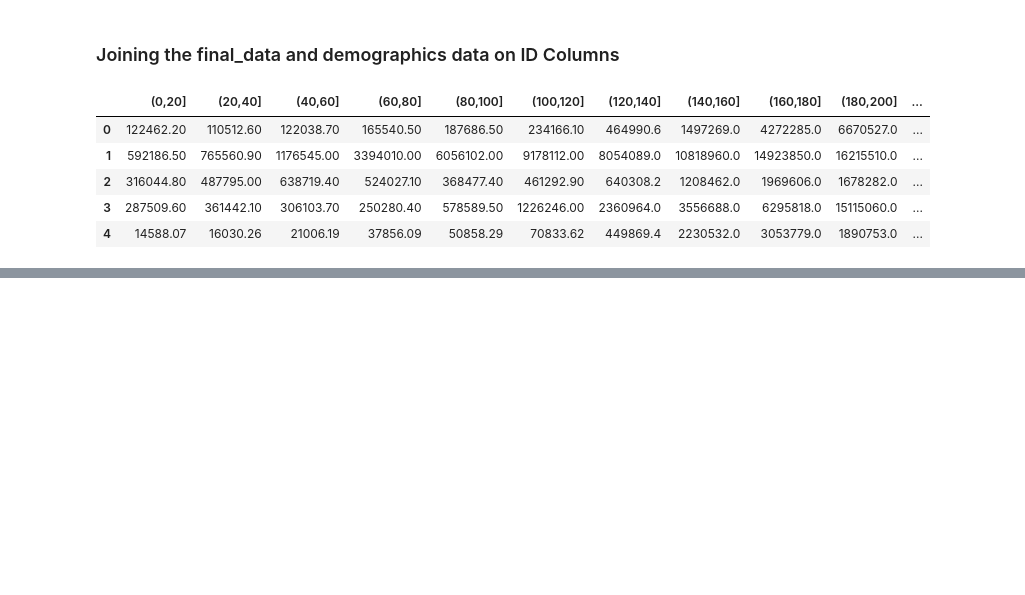
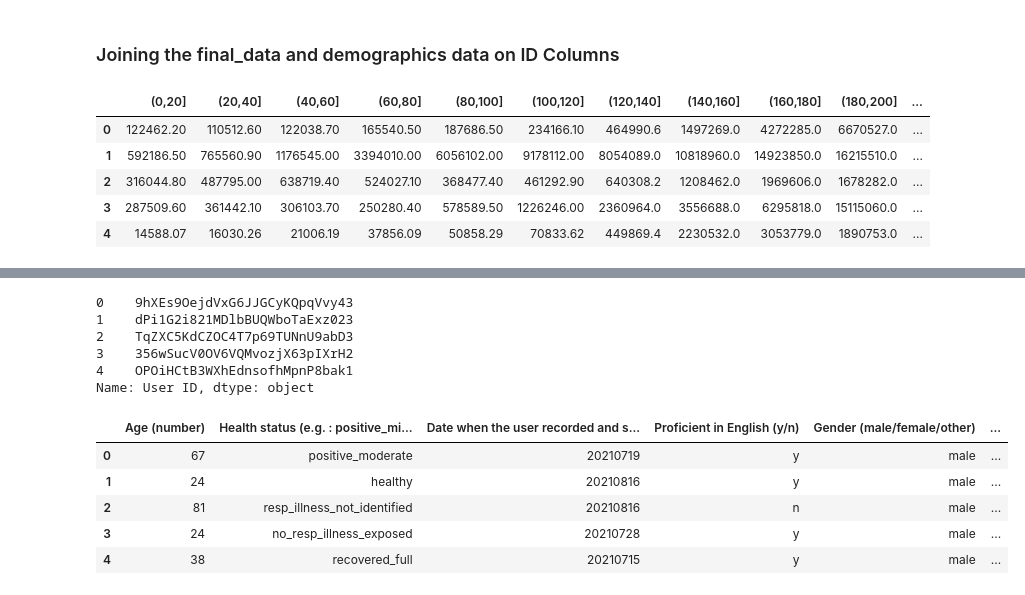
Before and after one commit to HimanshuKGP007/Kaggle_Notebooks, a Jupyter notebook: freq-char-overall-dataset-creation.ipynb, the cells around one changed output, grey strips where cells are left out. Drawn from its saved outputs; the diff is of its cells as text; code cells hidden in the pictures; blank space fills up the shorter version.

```diff
--- a/freq-char-overall-dataset-creation.ipynb
+++ b/freq-char-overall-dataset-creation.ipynb
@@ -507,6 +507,7 @@ cv.to_csv('./final_data.csv')
 # %% [markdown]
 ### Joining the final_data and demographics data on ID Columns
 # %%
+final_data = cv
 final_data.head()
 # %% [output]
 |  | (0,20] | (20,40] | (40,60] | (60,80] | (80,100] | (100,120] | (120,140] | (140,160] | (160,180] | (180,200] | ... |
@@ -517,0 +532,24 @@ final_data.head()
+# %%
+demo_data['User ID'][:5]
+# %% [output]
+0    9hXEs9OejdVxG6JJGCyKQpqVvy43
+1    dPi1G2i821MDlbBUQWboTaExz023
+2    TqZXC5KdCZOC4T7p69TUNnU9abD3
+3    356wSucV0OV6VQMvozjX63pIXrH2
+4    OPOiHCtB3WXhEdnsofhMpnP8bak1
+Name: User ID, dtype: object
+# %%
+#df2 = demo_data.rename({'User ID': 'User_ID'}, axis=1)
+df1 = df2
+df2 = final_data
+# %%
+merge_data = pd.merge(df1, df2, left_on='User_ID', right_on='ID', how='left').drop('User_ID', axis=1)
+# %%
+merge_data.head()
+# %% [output]
+|  | Age (number) | Health status (e.g. : positive_mi... | Date when the user recorded and s... | Proficient in English (y/n) | Gender (male/female/other) | ... |
+| 0 | 67 | positive_moderate | 20210719 | y | male | ... |
+| 1 | 24 | healthy | 20210816 | y | male | ... |
+| 2 | 81 | resp_illness_not_identified | 20210816 | n | male | ... |
+| 3 | 24 | no_resp_illness_exposed | 20210728 | y | male | ... |
+| 4 | 38 | recovered_full | 20210715 | y | male | ... |
```
Also changed, not shown: parts of 8 cells of this notebook.
